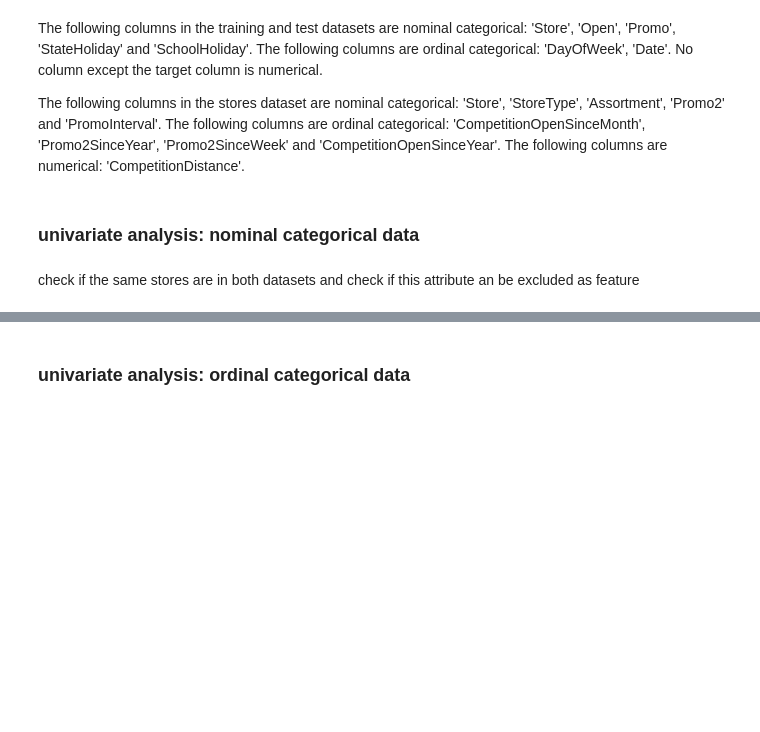
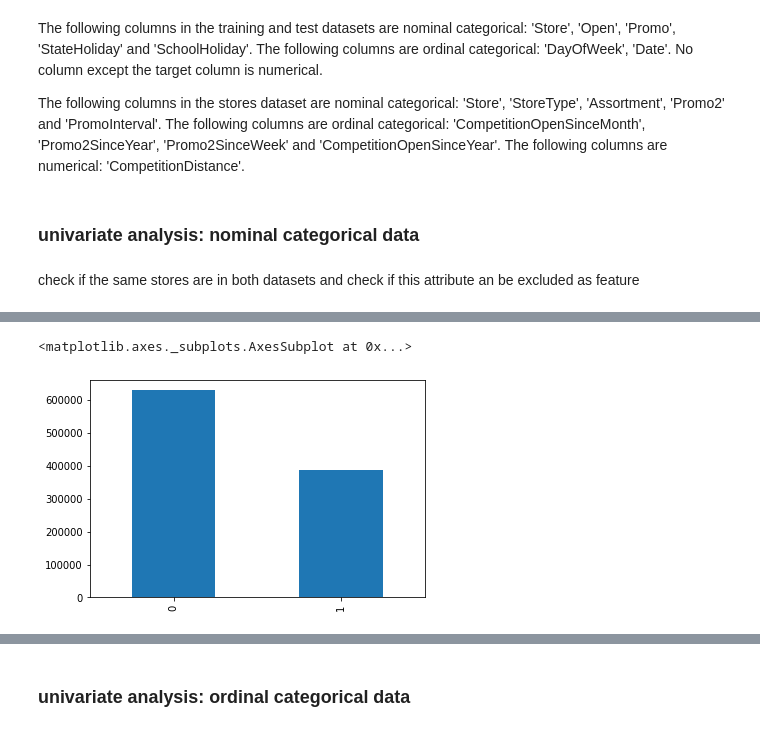
Before and after one commit to djdtimit/kaggle, a Jupyter notebook: rossmann/EDA/eda.ipynb, the cells around one changed output, grey strips where cells are left out. Cells and saved outputs as stored; diff of their text form; code cells hidden in the pictures; blank space fills up the shorter version.

```diff
--- a/rossmann/EDA/eda.ipynb
+++ b/rossmann/EDA/eda.ipynb
@@ -568,0 +600,5 @@ check if the same stores are in both datasets and check if this attribute an be
+# %%
+df_train['Promo'].value_counts().sort_index().plot.bar()
+# %% [output]
+<matplotlib.axes._subplots.AxesSubplot at 0x...>
+[figure, added]
```
Also changed, not shown: parts of 18 cells of this notebook.
